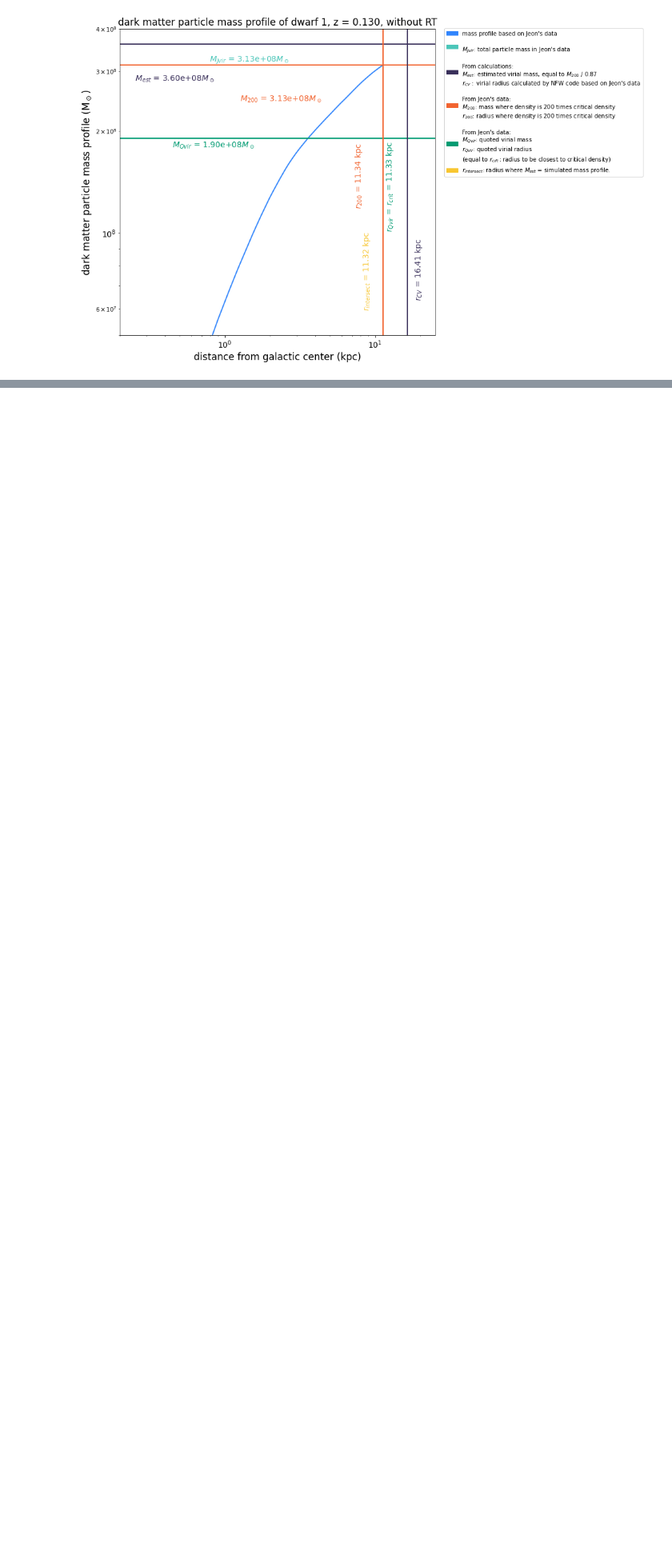
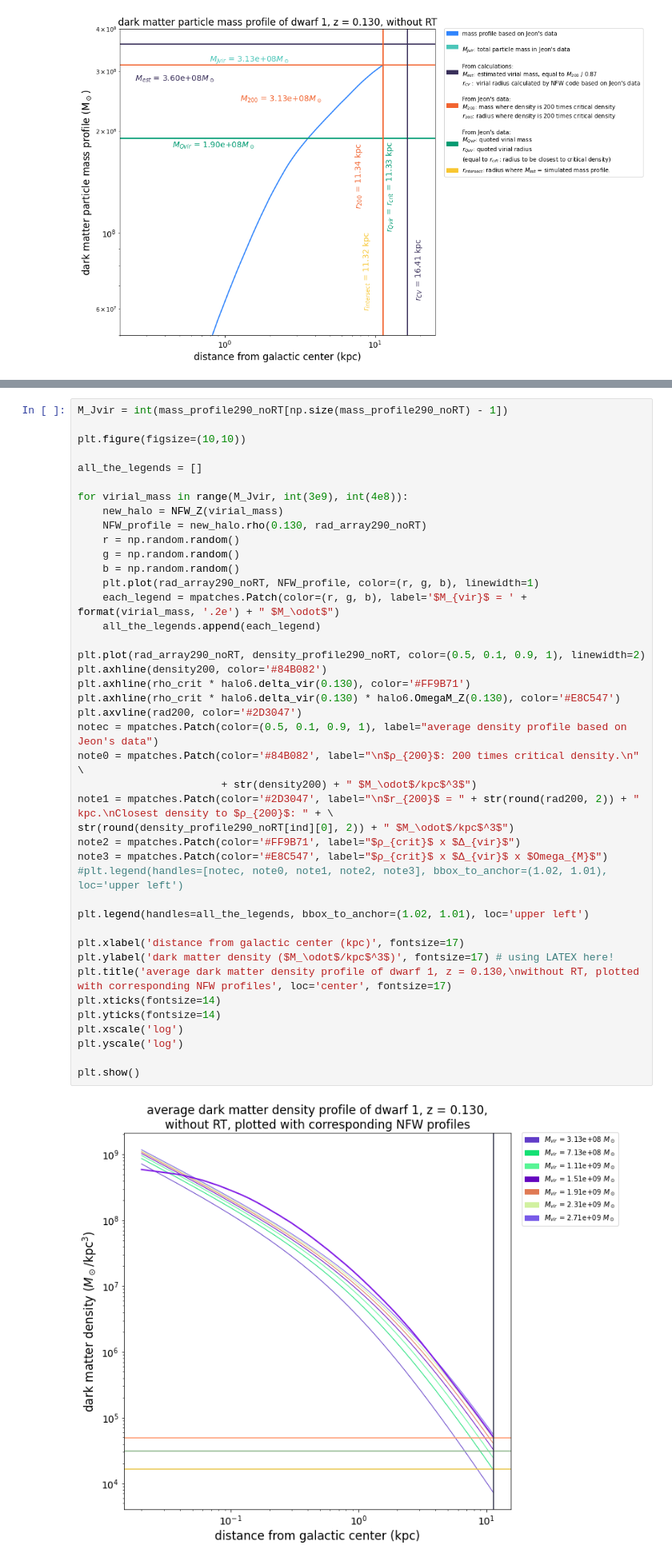
Before and after one commit to nguyenbinh1612/Binh_UFD, a Jupyter notebook: average-fit-NFW-dwarf1.ipynb, the cells around one changed output, grey strips where cells are left out. Shown: that part at 80% size. Cells and saved outputs as stored; diff of their text form; blank space fills up the shorter version.

Commit message:
added average NFW profiles

```diff
--- a/average-fit-NFW-dwarf1.ipynb
+++ b/average-fit-NFW-dwarf1.ipynb
@@ -202,0 +205,44 @@ plt.show()
+# %%
+M_Jvir = int(mass_profile290_noRT[np.size(mass_profile290_noRT) - 1])
+
+plt.figure(figsize=(10,10))
+
+all_the_legends = []
+
+for virial_mass in range(M_Jvir, int(3e9), int(4e8)):
+    new_halo = NFW_Z(virial_mass)
+    NFW_profile = new_halo.rho(0.130, rad_array290_noRT)
+    r = np.random.random()
+    g = np.random.random()
+    b = np.random.random()
+    plt.plot(rad_array290_noRT, NFW_profile, color=(r, g, b), linewidth=1)
+    each_legend = mpatches.Patch(color=(r, g, b), label='$M_{vir}$ = ' + format(virial_mass, '.2e') + " $M_\odot$")
+    all_the_legends.append(each_legend)
+
+plt.plot(rad_array290_noRT, density_profile290_noRT, color=(0.5, 0.1, 0.9, 1), linewidth=2)
+plt.axhline(density200, color='#84B082')
+plt.axhline(rho_crit * halo6.delta_vir(0.130), color='#FF9B71')
+plt.axhline(rho_crit * halo6.delta_vir(0.130) * halo6.OmegaM_Z(0.130), color='#E8C547')
+plt.axvline(rad200, color='#2D3047')
+notec = mpatches.Patch(color=(0.5, 0.1, 0.9, 1), label="average density profile based on Jeon's data")
+note0 = mpatches.Patch(color='#84B082', label="\n$ρ_{200}$: 200 times critical density.\n" \
+                       + str(density200) + " $M_\odot$/kpc$^3$")
+note1 = mpatches.Patch(color='#2D3047', label="\n$r_{200}$ = " + str(round(rad200, 2)) + " kpc.\nClosest density to $ρ_{200}$: " + \
+str(round(density_profile290_noRT[ind][0], 2)) + " $M_\odot$/kpc$^3$")
+note2 = mpatches.Patch(color='#FF9B71', label="$ρ_{crit}$ x $Δ_{vir}$")
+note3 = mpatches.Patch(color='#E8C547', label="$ρ_{crit}$ x $Δ_{vir}$ x $Omega_{M}$")
+#plt.legend(handles=[notec, note0, note1, note2, note3], bbox_to_anchor=(1.02, 1.01), loc='upper left')
+
+plt.legend(handles=all_the_legends, bbox_to_anchor=(1.02, 1.01), loc='upper left')
+
+plt.xlabel('distance from galactic center (kpc)', fontsize=17)
+plt.ylabel('dark matter density ($M_\odot$/kpc$^3$)', fontsize=17) # using LATEX here!
+plt.title('average dark matter density profile of dwarf 1, z = 0.130,\nwithout RT, plotted with corresponding NFW profiles', loc='center', fontsize=17)
+plt.xticks(fontsize=14)
+plt.yticks(fontsize=14)
+plt.xscale('log')
+plt.yscale('log')
+
+plt.show()
+# %% [output]
+[figure, added]
```
Also changed, not shown: parts of 1 cell of this notebook.
